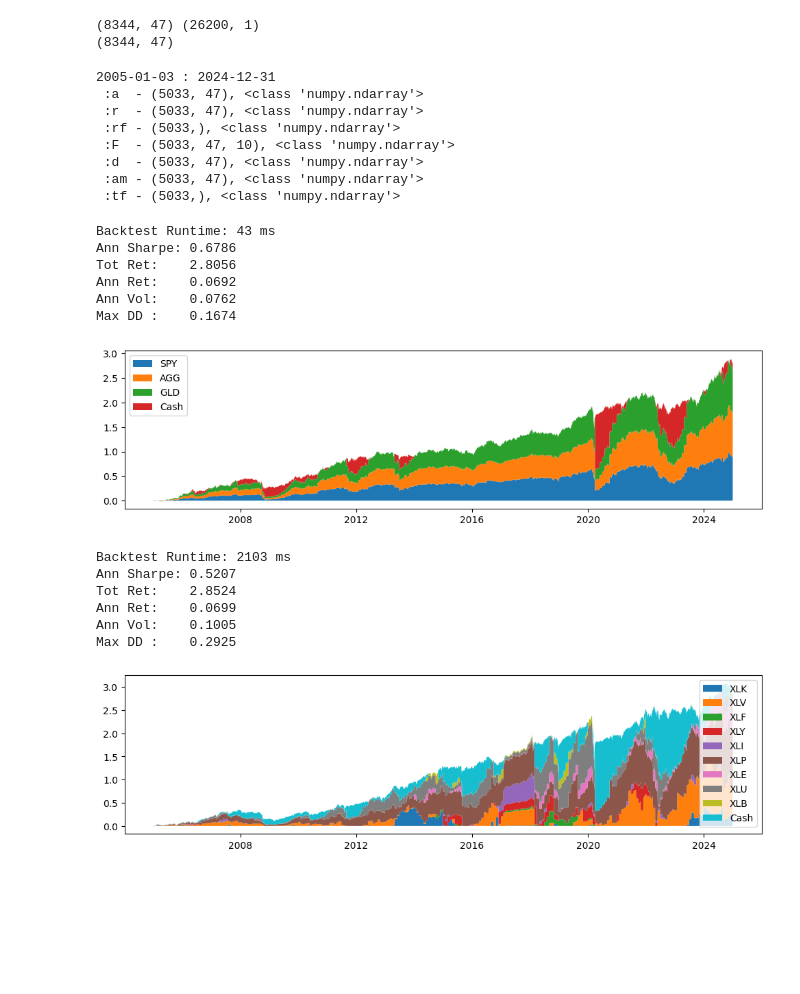
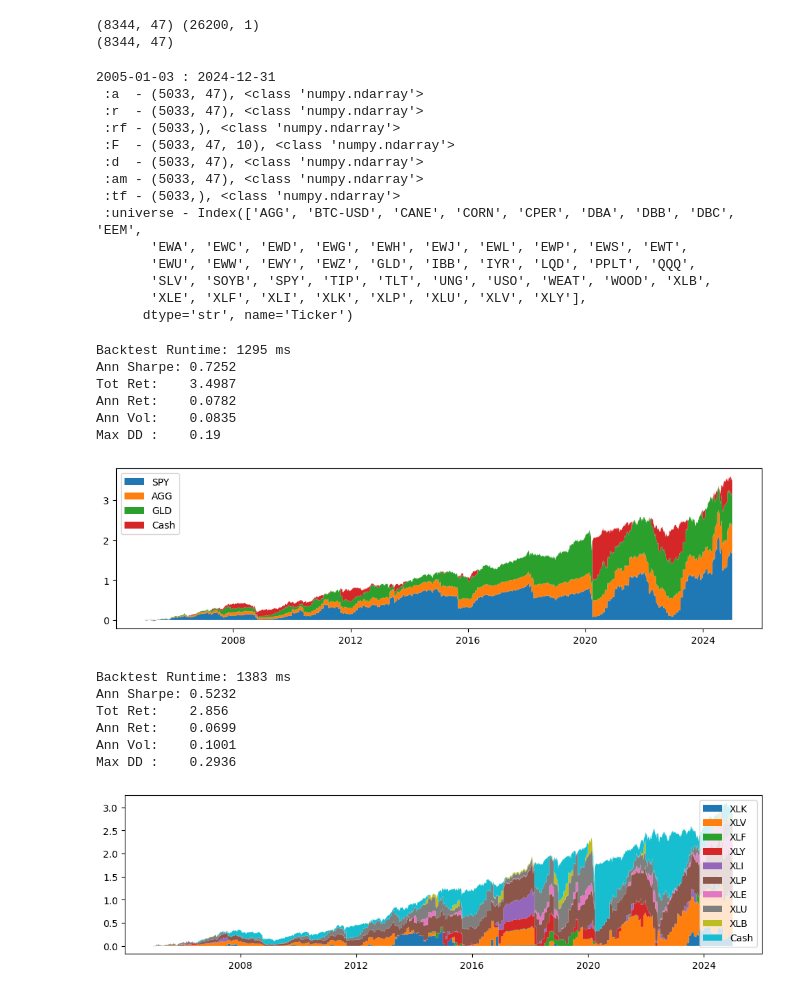
Before and after one commit to codezart44/Portfolio-Optimization, a Jupyter notebook: backtest/main.ipynb, the cells around one changed output. Cells and saved outputs as stored; diff of their text form; code cells hidden in the pictures; blank space fills up the shorter version.

Commit message:
minor layout changes, data downloading script

```diff
--- a/backtest/main.ipynb
+++ b/backtest/main.ipynb
@@ -38,6 +37,7 @@ REBAL_FREQ = "M"
 sim = BacktestSimulator(SPREAD)
 
 db = DataBuilder(
+    universe=return_d.columns,
     first_date=FIRST_DATE,
     final_date=FINAL_DATE,
     alpha_d=alpha_d,
@@ -56,54 +56,65 @@ print(db)
  :d  - (5033, 47), <class 'numpy.ndarray'>
  :am - (5033, 47), <class 'numpy.ndarray'>
  :tf - (5033,), <class 'numpy.ndarray'>
+ :universe - Index(['AGG', 'BTC-USD', 'CANE', 'CORN', 'CPER', 'DBA', 'DBB', 'DBC', 'EEM',
+       'EWA', 'EWC', 'EWD', 'EWG', 'EWH', 'EWJ', 'EWL', 'EWP', 'EWS', 'EWT',
+       'EWU', 'EWW', 'EWY', 'EWZ', 'GLD', 'IBB', 'IYR', 'LQD', 'PPLT', 'QQQ',
+       'SLV', 'SOYB', 'SPY', 'TIP', 'TLT', 'UNG', 'USO', 'WEAT', 'WOOD', 'XLB',
+       'XLE', 'XLF', 'XLI', 'XLK', 'XLP', 'XLU', 'XLV', 'XLY'],
+      dtype='str', name='Ticker')
 # %%
-dl = DataLoader(
-    tickers=["SPY", "AGG", "GLD"],
-    universe=return_d.columns,
-    db=db
-)
+sbg = ["SPY", "AGG", "GLD"]
+dl = DataLoader(db=db, tickers=sbg)
 
-equal_weights = np.ones(dl.N)/dl.N
-fw = FixedWeights(
+m1 = Markowitz(
     dl=dl,
-    w_rebal=equal_weights,
+    lookahead=0,
+    gamma=SPREAD,
     lev=LEVERAGE,
+    w_max=np.array([0.7, 0.2, 0.7]),
     vc_lim=VC_LIMIT,
 )
-sim.run_backtest(strategy=fw, verbose=True)
+sim.run_backtest(strategy=m1, verbose=True)
 wealth_plot(sim)
+
+# equal_weights = np.ones(dl.N)/dl.N
+# fw = FixedWeights(
+#     dl=dl,
+#     w_rebal=equal_weights,
+#     lev=LEVERAGE,
+#     vc_lim=VC_LIMIT,
+# )
+# sim.run_backtest(strategy=fw, verbose=True)
+# wealth_plot(sim)
 # %% [output]
-Backtest Runtime: 43 ms
-Ann Sharpe: 0.6786
-Tot Ret:    2.8056
-Ann Ret:    0.0692
-Ann Vol:    0.0762
-Max DD :    0.1674
+Backtest Runtime: 1295 ms
+Ann Sharpe: 0.7252
+Tot Ret:    3.4987
+Ann Ret:    0.0782
+Ann Vol:    0.0835
+Max DD :    0.19
-[figure, old version]
+[figure, new version]
 # %%
-dl = DataLoader(
-    tickers=["XLK", "XLV", "XLF", "XLY", "XLI", "XLP", "XLE", "XLU", "XLB"],
-    universe=return_d.columns,
-    db=db
-)
+sectors = ["XLK", "XLV", "XLF", "XLY", "XLI", "XLP", "XLE", "XLU", "XLB"]
+dl = DataLoader(db=db, tickers=sectors)
 
-m = Markowitz(
+m2 = Markowitz(
     dl=dl,
     lookahead=0,
     gamma=SPREAD,
     lev=LEVERAGE,
-    w_max=0.4*np.ones(dl.N),
+    w_max=0.3*np.ones(dl.N),
     vc_lim=VC_LIMIT,
 )
-sim.run_backtest(strategy=m, verbose=True)
+sim.run_backtest(strategy=m2, verbose=True)
 wealth_plot(sim)
 # %% [output]
-Backtest Runtime: 2103 ms
-Ann Sharpe: 0.5207
-Tot Ret:    2.8524
+Backtest Runtime: 1383 ms
+Ann Sharpe: 0.5232
+Tot Ret:    2.856
 Ann Ret:    0.0699
-Ann Vol:    0.1005
-Max DD :    0.2925
+Ann Vol:    0.1001
+Max DD :    0.2936
-[figure, old version]
+[figure, new version]
 # %%
 ms = MetaStrategy(
```
Also changed, not shown: parts of 6 cells of this notebook, 7 other files.
